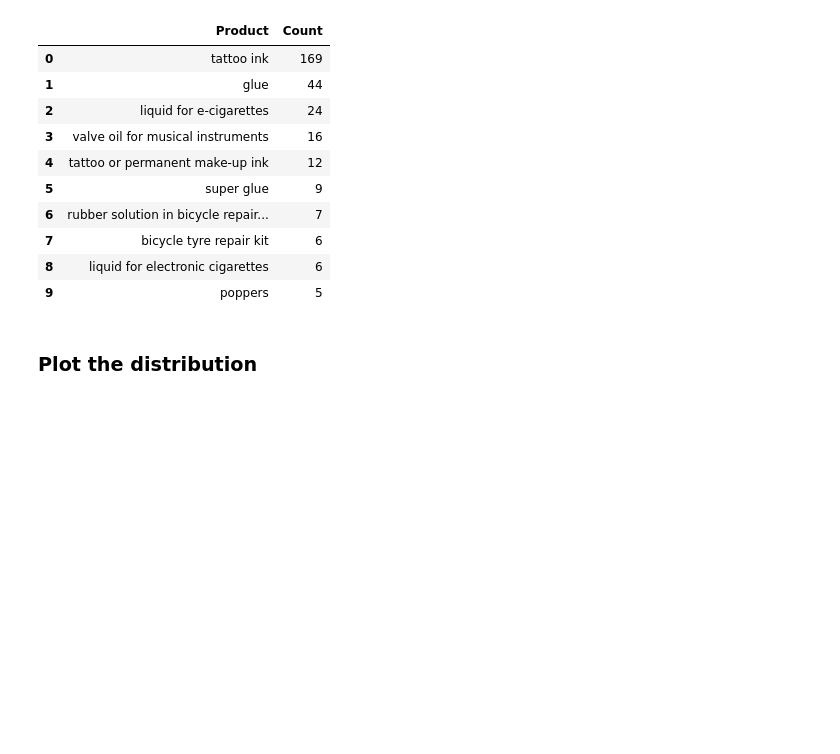
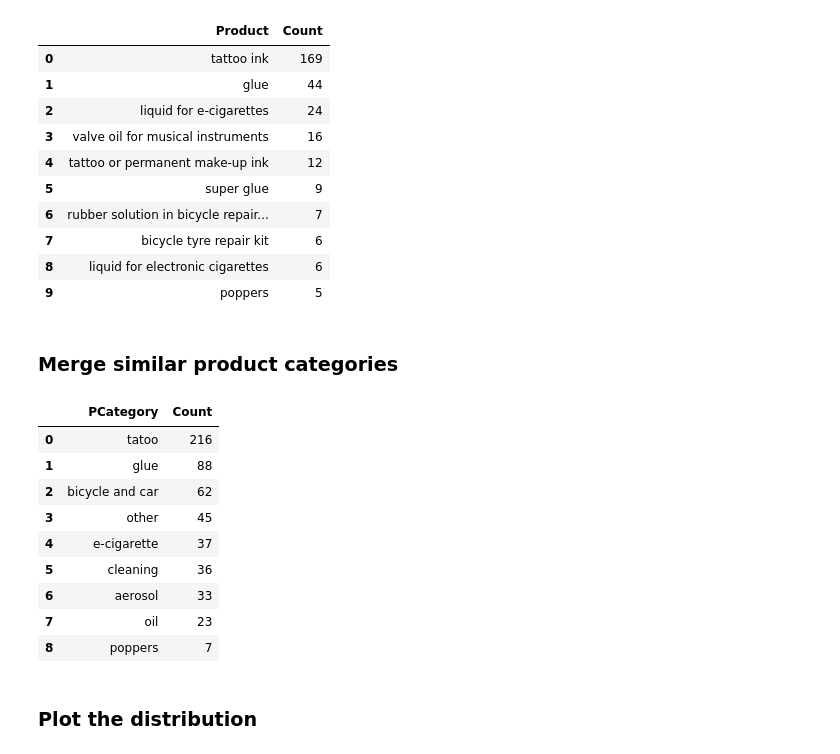
Before and after one commit to Miretz/rapex_dangerous_products_analysis, a Jupyter notebook: Chemical Products Analysis.ipynb, the cells around one changed output. Drawn from its saved outputs; the diff is of its cells as text; code cells hidden in the pictures; blank space fills up the shorter version.

```diff
--- a/Chemical Products Analysis.ipynb
+++ b/Chemical Products Analysis.ipynb
@@ -153,6 +147,32 @@ The most represented products are:
 | 7 | bicycle tyre repair kit | 6 |
 | 8 | liquid for electronic cigarettes | 6 |
 | 9 | poppers | 5 |
+# %% [markdown]
+### Merge similar product categories
+# %%
+df['PCategory'] = "other"
+df.loc[df['Product'].str.contains('tattoo|permanent\smake-up|permanent\smake\sup', na=False),'PCategory'] = "tatoo"
+df.loc[df['Product'].str.contains('glue|fixative', na=False),'PCategory'] = "glue"
+df.loc[df['Product'].str.contains('e-cigarette|electronic\scigar', na=False),'PCategory'] = "e-cigarette"
+df.loc[df['Product'].str.contains('cleaner|dissolvent|wash|antibacterial|cleaning|detergent|bleach|stain\sremover|paint\sremover|decalcifier|thinner|descaling|paint\sstripper', na=False),'PCategory'] = "cleaning"
+df.loc[df['Product'].str.contains('bicycle|car|rubber|tyre|tire|wheel|antifreeze|windscreen|windshield|vehicle|bike', na=False),'PCategory'] = "bicycle and car"
+df.loc[df['Product'].str.contains('freshener|aerosol|spray|perfume|incense|fragrance|scent|aromas', na=False),'PCategory'] = "aerosol"
+df.loc[df['Product'].str.contains('oil|fuel', na=False),'PCategory'] = "oil"
+df.loc[df['Product'].str.contains('popper', na=False),'PCategory'] = "poppers"
+
+category_counts = df['PCategory'].value_counts().rename_axis('PCategory').reset_index(name='Count').sort_values(by=['Count'], ascending=False)
+category_counts
+# %% [output]
+|  | PCategory | Count |
+| 0 | tatoo | 216 |
+| 1 | glue | 88 |
+| 2 | bicycle and car | 62 |
+| 3 | other | 45 |
+| 4 | e-cigarette | 37 |
+| 5 | cleaning | 36 |
+| 6 | aerosol | 33 |
+| 7 | oil | 23 |
+| 8 | poppers | 7 |
 # %% [markdown]
 ### Plot the distribution
 # %%
```
Also changed, not shown: parts of 32 cells of this notebook.
